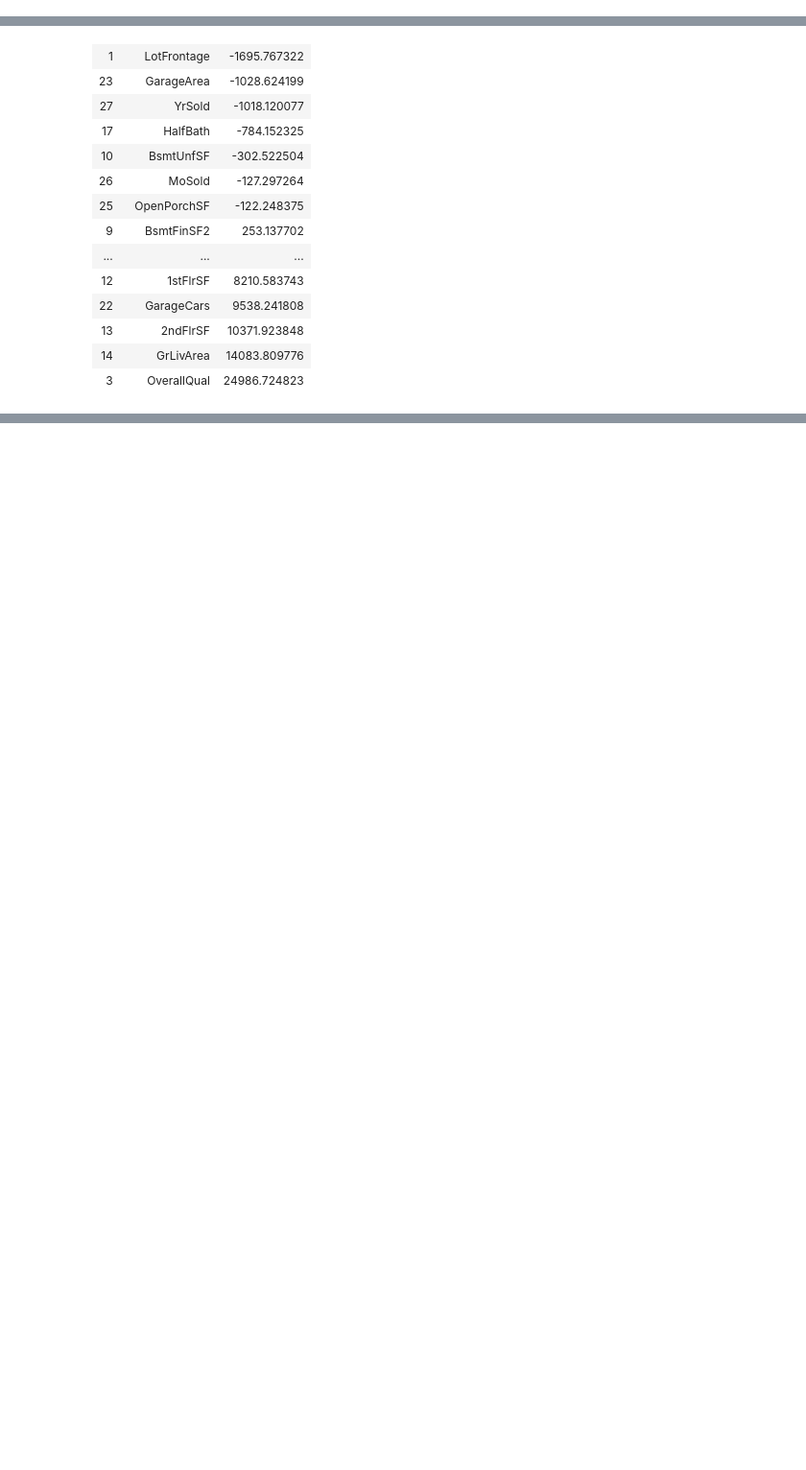
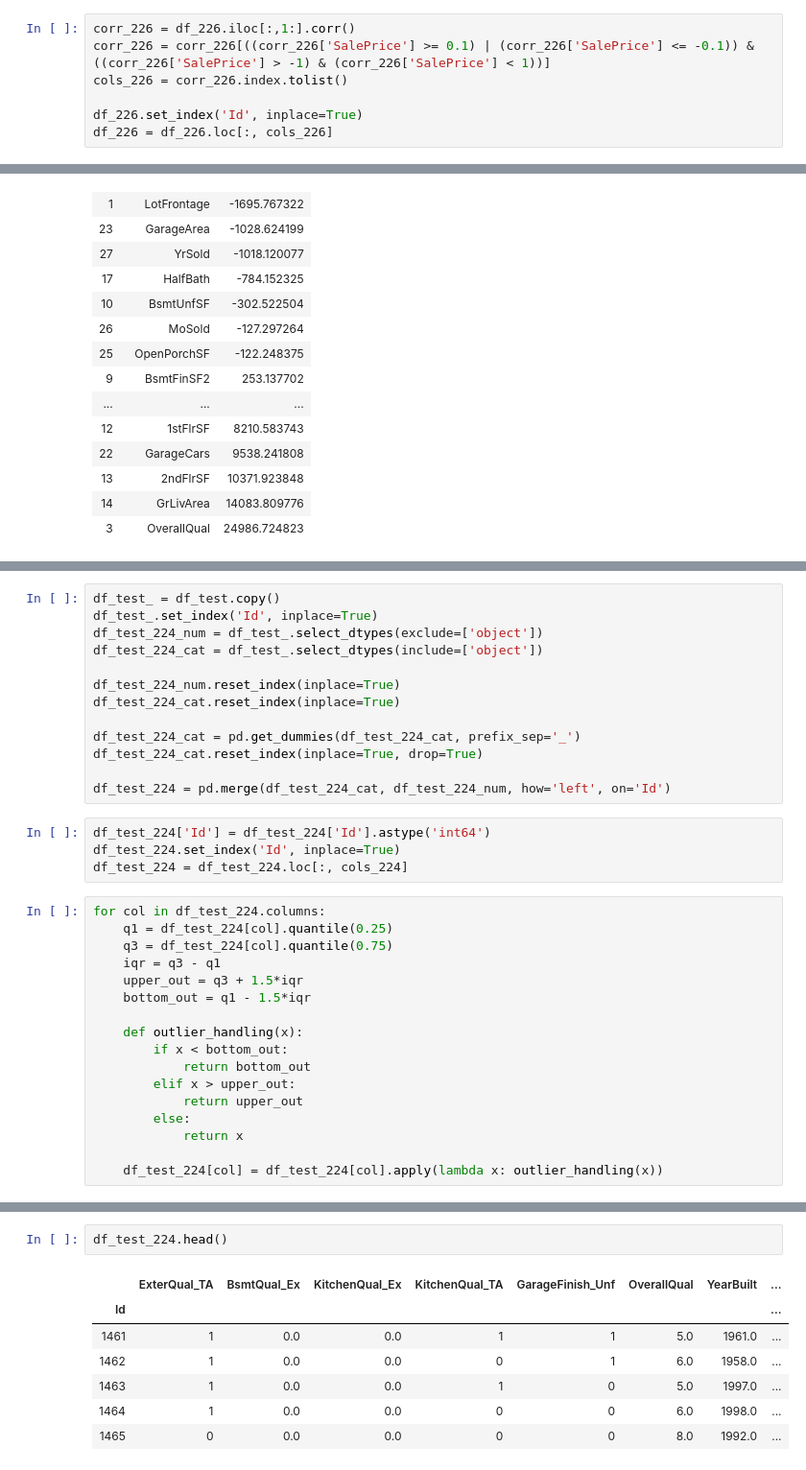
Before and after one commit to fahimhm/reg_model_exercise, a Jupyter notebook: Regression Model Practice.ipynb, the cells around one changed output, grey strips where cells are left out. Shown: that part at 96% size. Cells and saved outputs as stored; diff of their text form; blank space fills up the shorter version.

```diff
--- a/Regression Model Practice.ipynb
+++ b/Regression Model Practice.ipynb
@@ -204,0 +336,7 @@ Index(['MSSubClass', 'LotFrontage', 'LotArea', 'OverallQual', 'OverallCond',
+# %%
+corr_226 = df_226.iloc[:,1:].corr()
+corr_226 = corr_226[((corr_226['SalePrice'] >= 0.1) | (corr_226['SalePrice'] <= -0.1)) & ((corr_226['SalePrice'] > -1) & (corr_226['SalePrice'] < 1))]
+cols_226 = corr_226.index.tolist()
+
+df_226.set_index('Id', inplace=True)
+df_226 = df_226.loc[:, cols_226]
@@ -341,0 +513,34 @@ plt.savefig('image/result.png')
+# %%
+df_test_ = df_test.copy()
+df_test_.set_index('Id', inplace=True)
+df_test_224_num = df_test_.select_dtypes(exclude=['object'])
+df_test_224_cat = df_test_.select_dtypes(include=['object'])
+
+df_test_224_num.reset_index(inplace=True)
+df_test_224_cat.reset_index(inplace=True)
+
+df_test_224_cat = pd.get_dummies(df_test_224_cat, prefix_sep='_')
+df_test_224_cat.reset_index(inplace=True, drop=True)
+
+df_test_224 = pd.merge(df_test_224_cat, df_test_224_num, how='left', on='Id')
+# %%
+df_test_224['Id'] = df_test_224['Id'].astype('int64')
+df_test_224.set_index('Id', inplace=True)
+df_test_224 = df_test_224.loc[:, cols_224]
+# %%
+for col in df_test_224.columns:
+    q1 = df_test_224[col].quantile(0.25)
+    q3 = df_test_224[col].quantile(0.75)
+    iqr = q3 - q1
+    upper_out = q3 + 1.5*iqr
+    bottom_out = q1 - 1.5*iqr
+
+    def outlier_handling(x):
+        if x < bottom_out:
+            return bottom_out
+        elif x > upper_out:
+            return upper_out
+        else:
+            return x
+
+    df_test_224[col] = df_test_224[col].apply(lambda x: outlier_handling(x))
@@ -341,0 +557,10 @@ plt.savefig('image/result.png')
+# %%
+df_test_224.head()
+# %% [output]
+|  | ExterQual_TA | BsmtQual_Ex | KitchenQual_Ex | KitchenQual_TA | GarageFinish_Unf | OverallQual | YearBuilt | ... |
+| Id |  |  |  |  |  |  |  | ... |
+| 1461 | 1 | 0.0 | 0.0 | 1 | 1 | 5.0 | 1961.0 | ... |
+| 1462 | 1 | 0.0 | 0.0 | 0 | 1 | 6.0 | 1958.0 | ... |
+| 1463 | 1 | 0.0 | 0.0 | 1 | 0 | 5.0 | 1997.0 | ... |
+| 1464 | 1 | 0.0 | 0.0 | 0 | 0 | 6.0 | 1998.0 | ... |
+| 1465 | 0 | 0.0 | 0.0 | 0 | 0 | 8.0 | 1992.0 | ... |
```
Also changed, not shown: parts of 56 cells of this notebook, 2 other files.
